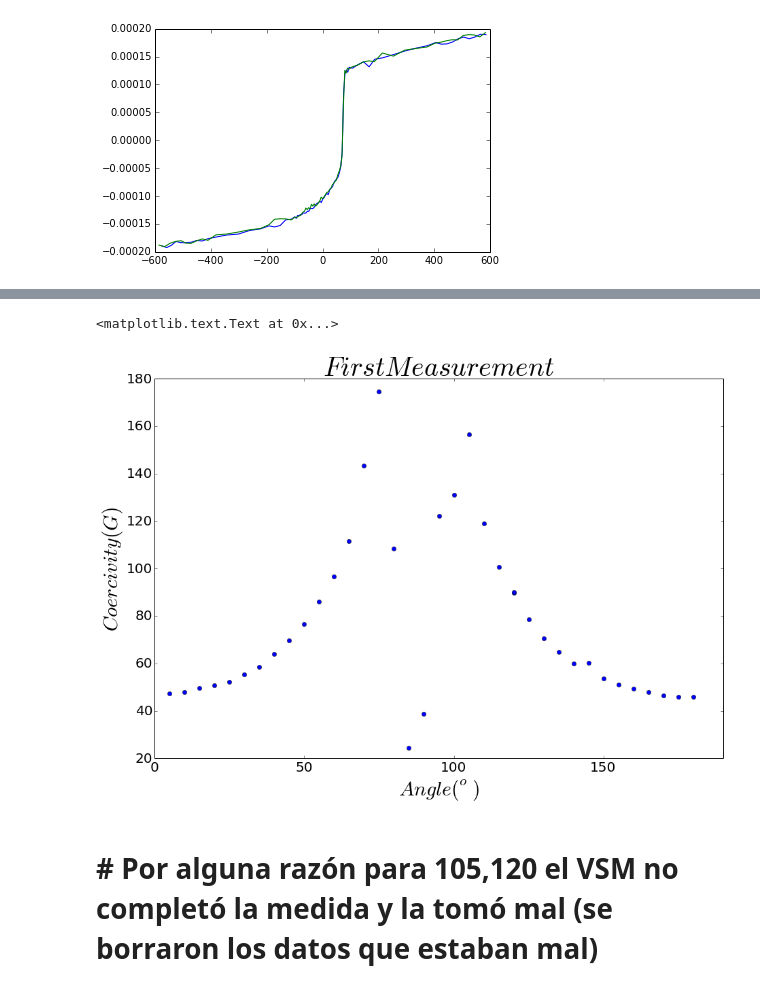
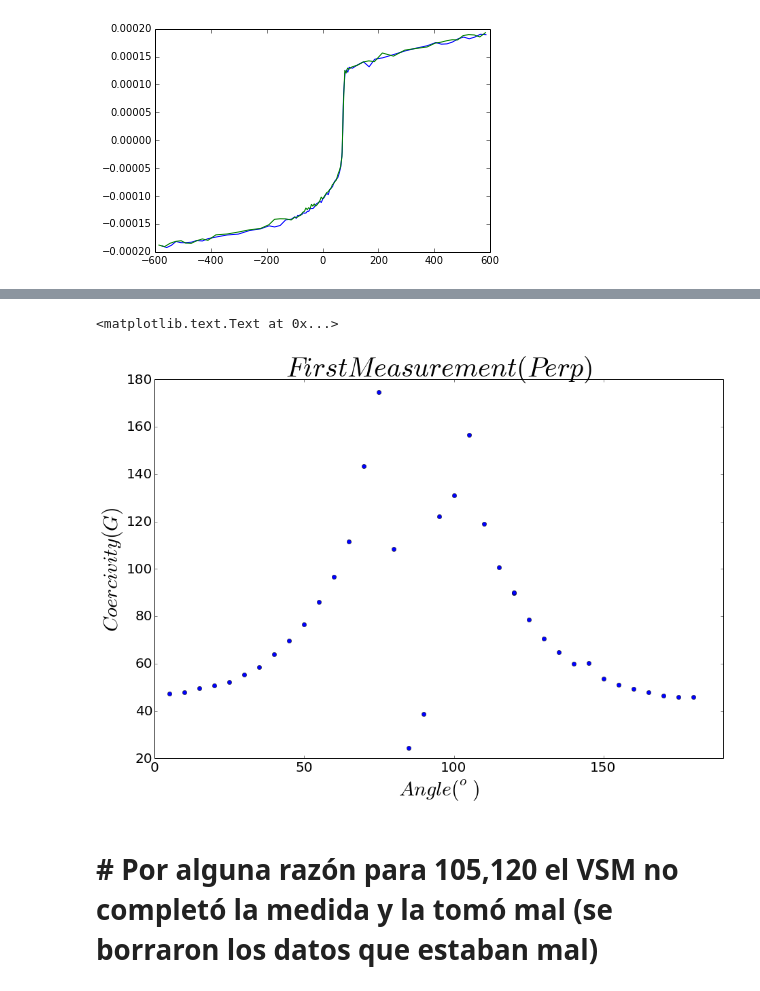
Before and after one commit to jdprada1760/Advanced_Lab_Project, a Jupyter notebook: Coercivity.ipynb, the cells around one changed output, grey strips where cells are left out. Saved outputs shown, nothing was run; the diff lists cells and outputs as text; code cells hidden in the pictures.

```diff
--- a/Coercivity.ipynb
+++ b/Coercivity.ipynb
@@ -146,4 +145,4 @@ dirl = os.listdir(dirn)
 # Obtains angles from filenames
 angles = np.array([float(a.split("#")[0].split("Ni")[1])  for a in dirl ])
 # Array of coercivities
-coercvty = np.array([coercivity(fille,True) for fille in dirl])
+coercvty = np.array([coercivity(fille,False) for fille in dirl])
@@ -164,17 +149,17 @@ coercvty = np.array([coercivity(fille,True) for fille in dirl])
 # %%
 #print coercvty
 fig = plt.figure(figsize = (15,10))
 ax = fig.add_subplot(111)
 ax.plot(angles,coercvty, 'o')
 ax.set_ylabel(r"$Coercivity(G)$",fontsize = 30)
 ax.set_xlabel(r"$Angle(^o)$",fontsize = 30)
 ax.tick_params(axis='x', labelsize=20)
 ax.tick_params(axis='y', labelsize=20)
 ax.set_xlim(0,190)
-ax.set_title(r"$First Measurement$",fontsize = 40)
+ax.set_title(r"$First Measurement (Perp)$",fontsize = 40)
 # %% [output]
 <matplotlib.text.Text at 0x...>
-[figure, old version]
+[figure, new version]
 # %% [markdown]
 # # Por alguna razón para 105,120 el VSM no completó la medida y la tomó mal (se borraron los datos que estaban mal)
 # %% [markdown]
```
Also changed, not shown: parts of 15 cells of this notebook.
